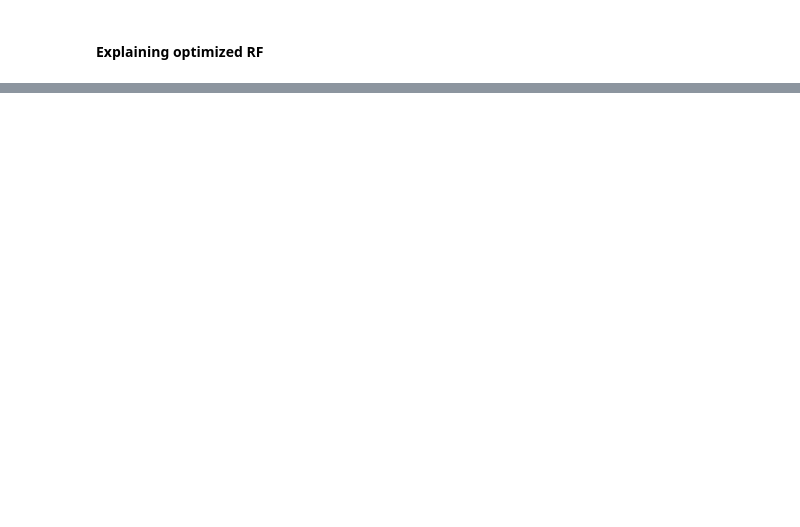
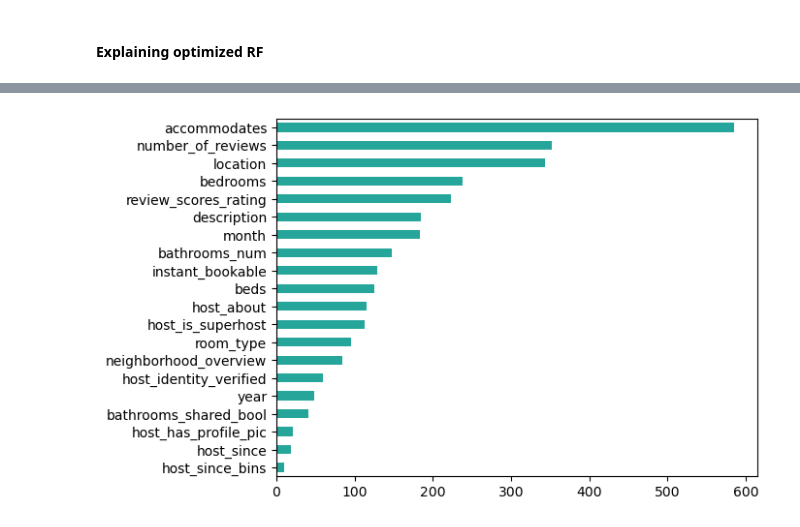
Before and after one commit to tominatorcz/datax, a Jupyter notebook: python/regresion.ipynb, the cells around one changed output, grey strips where cells are left out. Cells and saved outputs as stored; diff of their text form; code cells hidden in the pictures; blank space fills up the shorter version.

```diff
--- a/python/regresion.ipynb
+++ b/python/regresion.ipynb
@@ -720,0 +494,20 @@ with open('bayesian_optimization_xgboost.pkl', 'wb') as file:
+# %%
+# Handling ONE hot variables
+
+shap_values_pd = pd.DataFrame(shap_values.values, columns=X_train.keys()) #convert into pandas df
+shap_values_pd["base_values"] = shap_values.base_values #add expected value
+shap_values_pd["location"] = shap_values_pd['neighb-_Prague'] +  shap_values_pd['neighb-_Prague-center'] + shap_values_pd['neighb-_Prague-outskirts']
+shap_values_pd["room_type"] = shap_values_pd['room-_Entire home/apt'] +  shap_values_pd['room-_Hotel room'] + shap_values_pd['room-_Private room']+ shap_values_pd['room-_Shared room']
+
+#adjust set of features
+X_vars = ['description', 'neighborhood_overview', 'host_since', 'host_about',
+       'host_is_superhost', 'host_has_profile_pic', 'host_identity_verified',
+       'accommodates', 'bedrooms', 'beds', 'number_of_reviews',
+       'review_scores_rating', 'instant_bookable', 'host_since_bins',
+       'bathrooms_num', 'bathrooms_shared_bool', 'year', 'month', 'location', 'room_type']
+shap_importances = shap_values_pd[X_vars].abs().mean() #mean of absolute values
+shap_importances = shap_importances.sort_values()
+#plot of variable importance based on shap
+shap_importances.plot(kind='barh', color='#26A69A'); plt.show()
+# %% [output]
+[figure, added]
```
Also changed, not shown: parts of 79 cells of this notebook, 4 other files.
